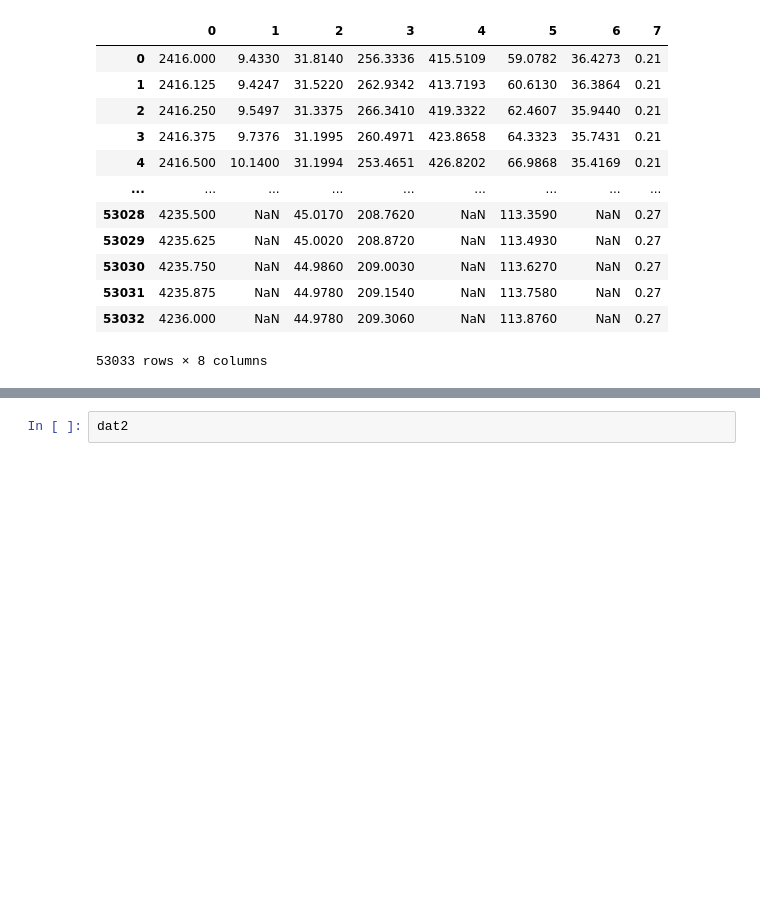
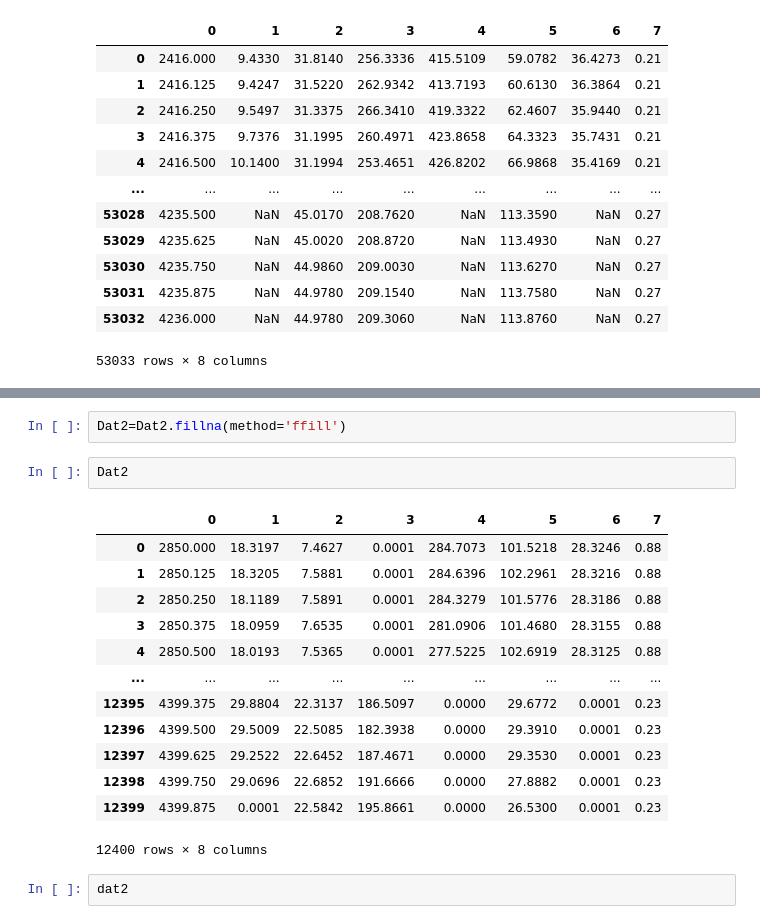
Before and after one commit to GitHublearnersyr/TOC-pro, a Jupyter notebook: 处理数据.ipynb, the cells around one changed output, grey strips where cells are left out. Drawn from its saved outputs; the diff is of its cells as text; blank space fills up the shorter version.

```diff
--- a/处理数据.ipynb
+++ b/处理数据.ipynb
@@ -236,3 +242,21 @@ dat2=dat2.fillna(method='ffill')
+# %%
+Dat2=Dat2.fillna(method='ffill')
+# %%
+Dat2
+# %% [output]
+|  | 0 | 1 | 2 | 3 | 4 | 5 | 6 | 7 |
+| 0 | 2850.000 | 18.3197 | 7.4627 | 0.0001 | 284.7073 | 101.5218 | 28.3246 | 0.88 |
+| 1 | 2850.125 | 18.3205 | 7.5881 | 0.0001 | 284.6396 | 102.2961 | 28.3216 | 0.88 |
+| 2 | 2850.250 | 18.1189 | 7.5891 | 0.0001 | 284.3279 | 101.5776 | 28.3186 | 0.88 |
+| 3 | 2850.375 | 18.0959 | 7.6535 | 0.0001 | 281.0906 | 101.4680 | 28.3155 | 0.88 |
+| 4 | 2850.500 | 18.0193 | 7.5365 | 0.0001 | 277.5225 | 102.6919 | 28.3125 | 0.88 |
+| ... | ... | ... | ... | ... | ... | ... | ... | ... |
+| 12395 | 4399.375 | 29.8804 | 22.3137 | 186.5097 | 0.0000 | 29.6772 | 0.0001 | 0.23 |
+| 12396 | 4399.500 | 29.5009 | 22.5085 | 182.3938 | 0.0000 | 29.3910 | 0.0001 | 0.23 |
+| 12397 | 4399.625 | 29.2522 | 22.6452 | 187.4671 | 0.0000 | 29.3530 | 0.0001 | 0.23 |
+| 12398 | 4399.750 | 29.0696 | 22.6852 | 191.6666 | 0.0000 | 27.8882 | 0.0001 | 0.23 |
+| 12399 | 4399.875 | 0.0001 | 22.5842 | 195.8661 | 0.0000 | 26.5300 | 0.0001 | 0.23 |
+12400 rows × 8 columns
 # %%
 dat2
 # %% [output]
```
Also changed, not shown: parts of 40 cells of this notebook.
